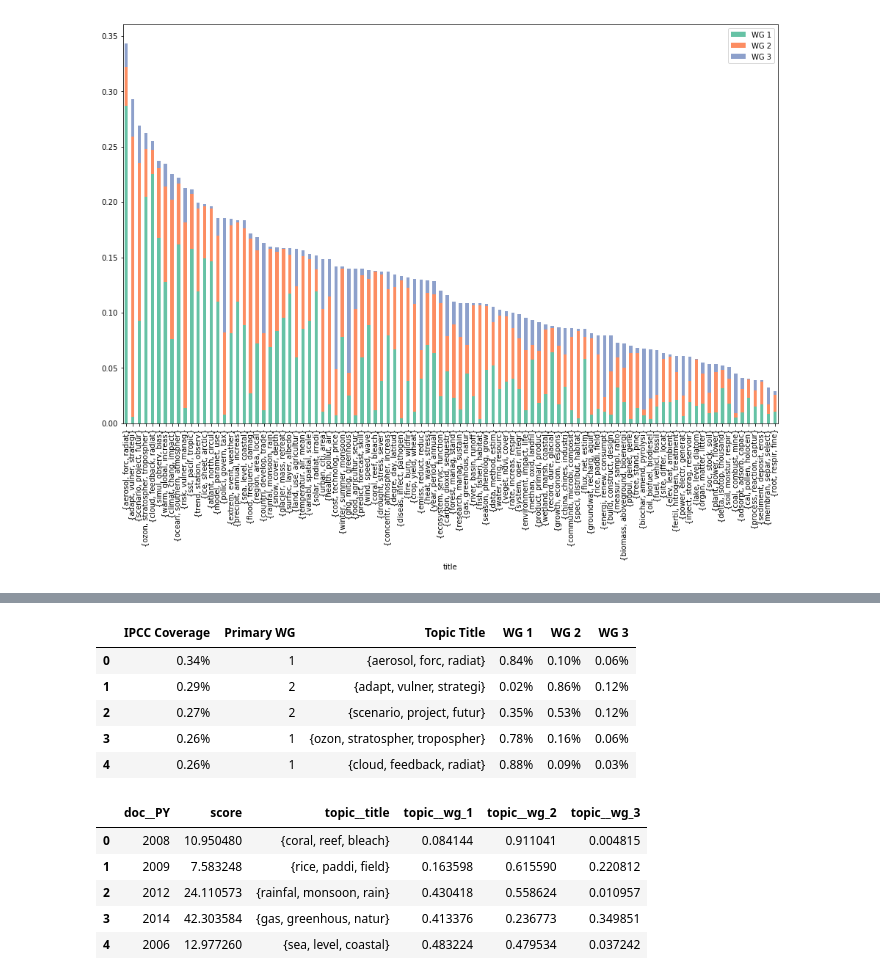
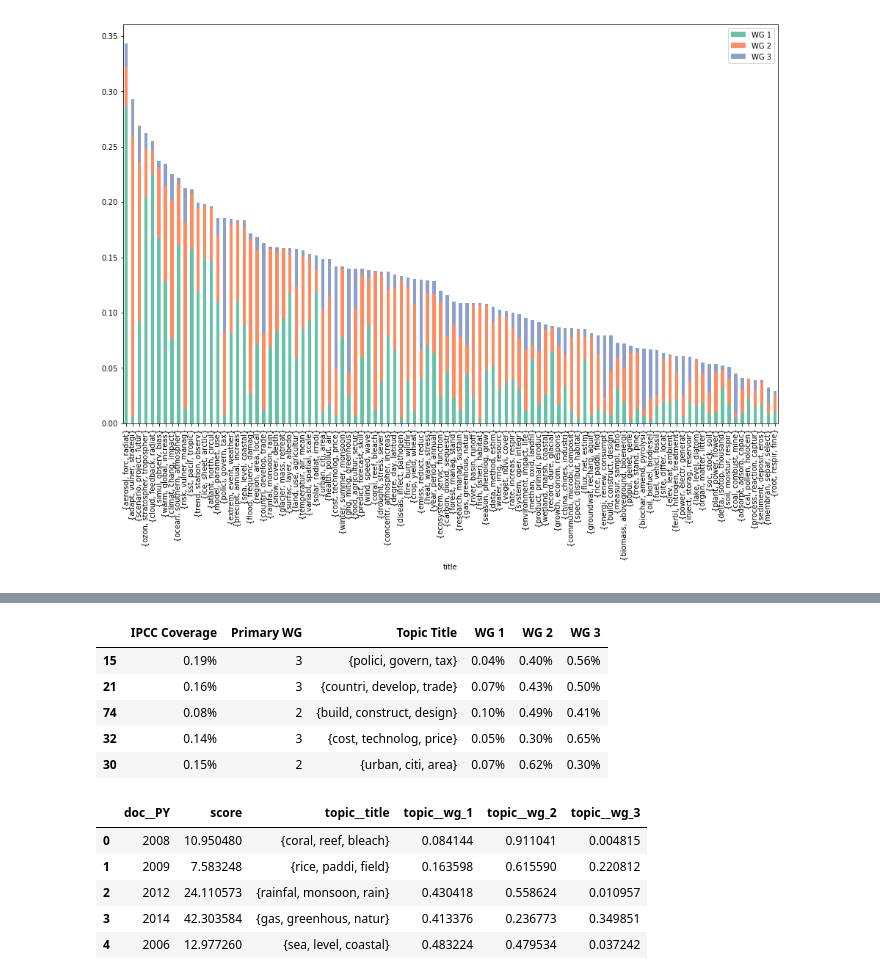
Before and after one commit to mcallaghan/cc-topography, a Jupyter notebook: code/IPCC_topics.ipynb, the cells around one changed output, grey strips where cells are left out. Saved outputs shown, nothing was run; the diff lists cells and outputs as text; code cells hidden in the pictures.

```diff
--- a/code/IPCC_topics.ipynb
+++ b/code/IPCC_topics.ipynb
@@ -250,37 +250,37 @@ df.sort_values('wg2_3',ascending=False).head()
 # %%
 pd.options.display.float_format = '{:.2f}%'.format
 
 tabdf = df[['ipcc_coverage','primary_wg','title','wg_1','wg_2','wg_3','wg1_2','wg1_3','wg2_3']]
 
 tabdf = tabdf.rename(columns={
     'ipcc_coverage':'IPCC Coverage','primary_wg':'Primary WG','title':'Topic Title',
     'wg_1':'WG 1','wg_2': 'WG 2','wg_3': 'WG 3'
 })
 
 cformat = 'p{1.4cm} p{1cm} l r r r'
 
-tabdf.sort_values('wg1_2',ascending=False)
+tabdf = tabdf.sort_values('wg1_2',ascending=False)
 ttabdf = tabdf[['IPCC Coverage','Primary WG','Topic Title','WG 1','WG 2','WG 3']]
 ttabdf.head().to_latex('../tables/{}_wg_1_2.tex'.format(run_id),column_format=cformat,index=False)
 
-tabdf.sort_values('wg1_3',ascending=False)
+tabdf = tabdf.sort_values('wg1_3',ascending=False)
 ttabdf = tabdf[['IPCC Coverage','Primary WG','Topic Title','WG 1','WG 2','WG 3']]
 ttabdf.head().to_latex('../tables/{}_wg_1_3.tex'.format(run_id),column_format=cformat,index=False)
 
-tabdf.sort_values('wg2_3',ascending=False)
+tabdf = tabdf.sort_values('wg2_3',ascending=False)
 ttabdf = tabdf[['IPCC Coverage','Primary WG','Topic Title','WG 1','WG 2','WG 3']]
 ttabdf.head().to_latex('../tables/{}_wg_2_3.tex'.format(run_id),column_format=cformat,index=False)
 
 
 
 ttabdf.head()
 # %% [output]
 |  | IPCC Coverage | Primary WG | Topic Title | WG 1 | WG 2 | WG 3 |
-| 0 | 0.34% | 1 | {aerosol, forc, radiat} | 0.84% | 0.10% | 0.06% |
-| 1 | 0.29% | 2 | {adapt, vulner, strategi} | 0.02% | 0.86% | 0.12% |
-| 2 | 0.27% | 2 | {scenario, project, futur} | 0.35% | 0.53% | 0.12% |
-| 3 | 0.26% | 1 | {ozon, stratospher, tropospher} | 0.78% | 0.16% | 0.06% |
-| 4 | 0.26% | 1 | {cloud, feedback, radiat} | 0.88% | 0.09% | 0.03% |
+| 15 | 0.19% | 3 | {polici, govern, tax} | 0.04% | 0.40% | 0.56% |
+| 21 | 0.16% | 3 | {countri, develop, trade} | 0.07% | 0.43% | 0.50% |
+| 74 | 0.08% | 2 | {build, construct, design} | 0.10% | 0.49% | 0.41% |
+| 32 | 0.14% | 3 | {cost, technolog, price} | 0.05% | 0.30% | 0.65% |
+| 30 | 0.15% | 2 | {urban, citi, area} | 0.07% | 0.62% | 0.30% |
 # %%
 ipccdocs = DocTopic.objects.filter(
     doc__ipccref__isnull=False,
```
Also changed, not shown: 4 other files.
